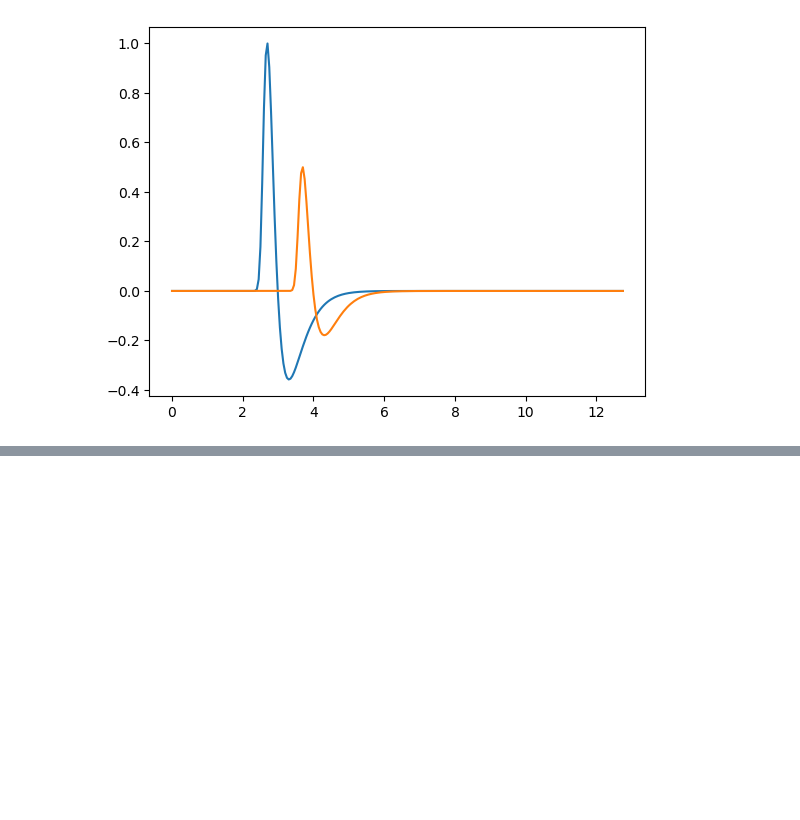
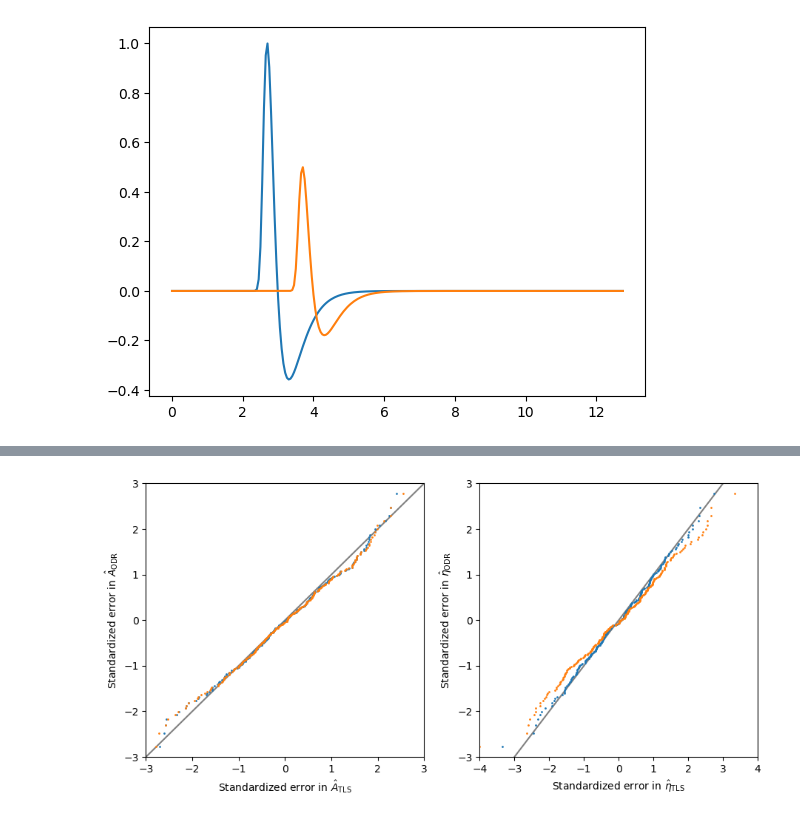
Before and after one commit to dodge-research-group/thztools, a Jupyter notebook: examples/odr-test.ipynb, the cells around one changed output, grey strips where cells are left out. Cells and saved outputs as stored; diff of their text form; code cells hidden in the pictures; blank space fills up the shorter version.

```diff
--- a/examples/odr-test.ipynb
+++ b/examples/odr-test.ipynb
@@ -142,0 +266,33 @@ plt.show()
+# %%
+osm_a_odr, osr_a_odr = probplot(p_odr[0, :], fit=False)
+osm_eta_odr, osr_eta_odr = probplot(p_odr[1, :], fit=False)
+osm_a_tls, osr_a_tls = probplot(p_tls[0, :], fit=False)
+osm_eta_tls, osr_eta_tls = probplot(p_tls[1, :], fit=False)
+# %%
+w, h = figaspect(0.45)
+
+_, axs = plt.subplots(1, 2, figsize=(w, h))
+
+axs[0].plot((-4.5, 4.5), (-4.5, 4.5), c="gray")
+axs[0].plot((osr_a_odr - 1) / np.mean(sigma_odr[0, :]), osm_a_odr, '.', ms=2)
+axs[0].plot((osr_a_tls - 1) / np.mean(sigma_tls[0, :]), osm_a_tls, '.', ms=2)
+
+axs[0].set_xlim(-3, 3)
+axs[0].set_ylim(-3, 3)
+
+axs[0].set_xlabel(r"Standardized error in $\hat{A}_\mathrm{TLS}$")
+axs[0].set_ylabel(r"Standardized error in $\hat{A}_\mathrm{ODR}$")
+
+axs[1].plot((-4.5, 4.5), (-4.5, 4.5), c="gray")
+axs[1].plot(osr_eta_odr / np.mean(sigma_odr[1, :]), osm_eta_odr, '.', ms=2)
+axs[1].plot(osr_eta_tls / np.mean(sigma_tls[1, :]), osm_eta_tls, '.', ms=2)
+
+axs[1].set_xlim(-4, 4)
+axs[1].set_ylim(-3, 3)
+
+axs[1].set_xlabel(r"Standardized error in $\hat{\eta}_\mathrm{TLS}$")
+axs[1].set_ylabel(r"Standardized error in $\hat{\eta}_\mathrm{ODR}$")
+
+plt.show()
+# %% [output]
+[figure, added]
```
Also changed, not shown: parts of 18 cells of this notebook, 1 other file.
